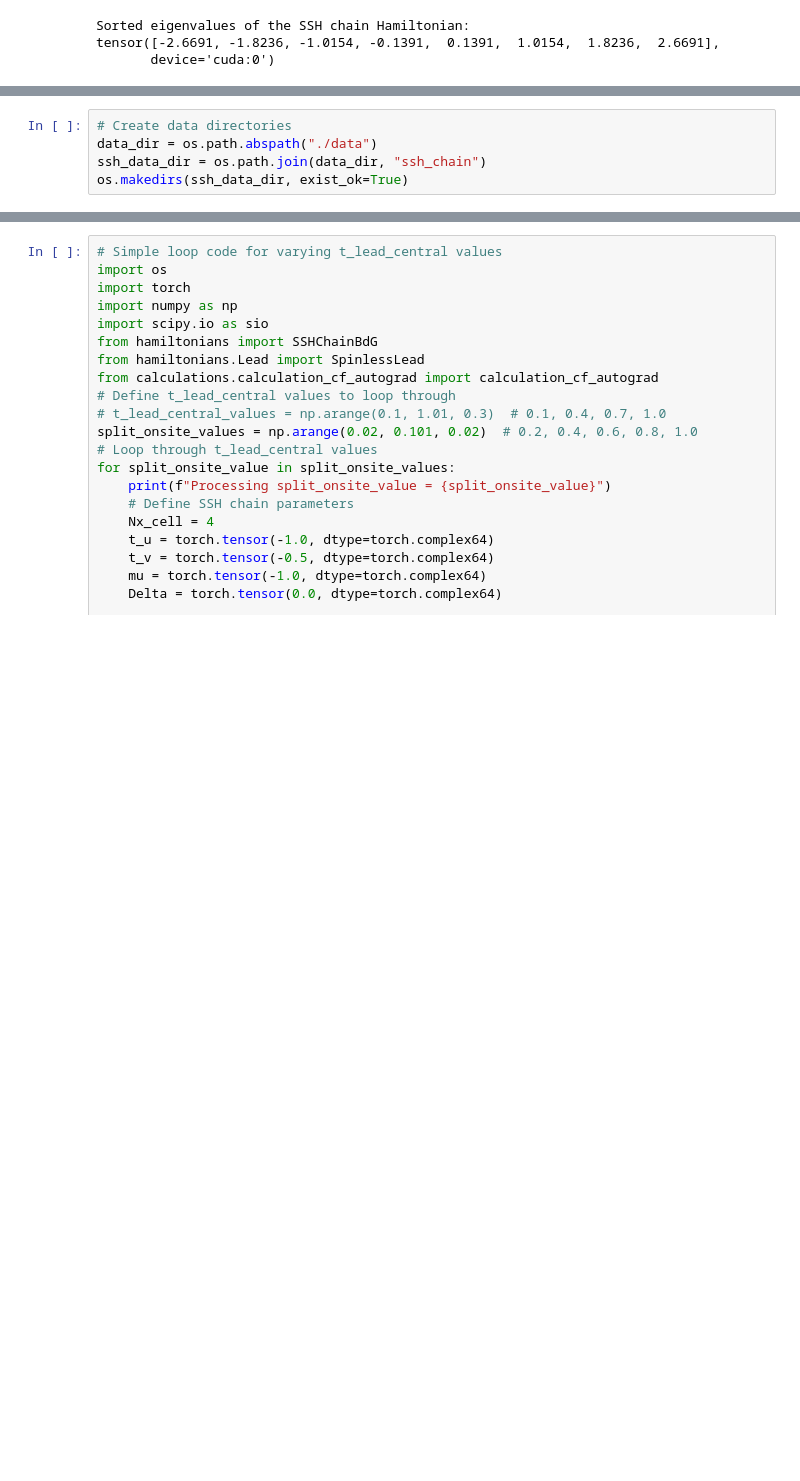
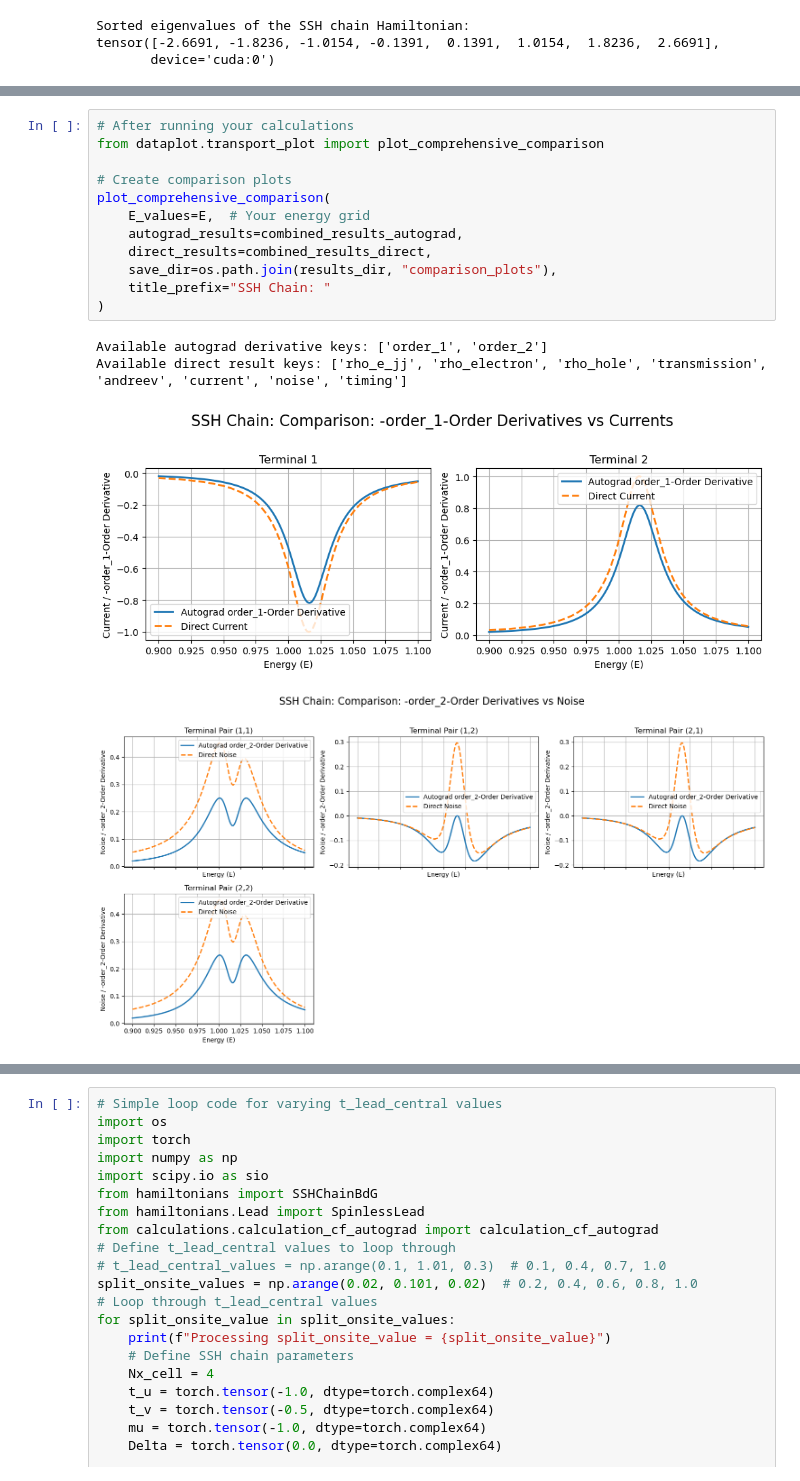
Before and after one commit to hepzanechen/counting-field-on-lattice, a Jupyter notebook: test_kitaev.ipynb, the cells around one changed output, grey strips where cells are left out. Saved outputs shown, nothing was run; the diff lists cells and outputs as text; blank space fills up the shorter version.

```diff
--- a/test_kitaev.ipynb
+++ b/test_kitaev.ipynb
@@ -157,5 +189,17 @@ Processing chunk 1170 to 1200
-# %%
-# Create data directories
-data_dir = os.path.abspath("./data")
-ssh_data_dir = os.path.join(data_dir, "ssh_chain")
-os.makedirs(ssh_data_dir, exist_ok=True)
+# %%
+# After running your calculations
+from dataplot.transport_plot import plot_comprehensive_comparison
+
+# Create comparison plots
+plot_comprehensive_comparison(
+    E_values=E,  # Your energy grid
+    autograd_results=combined_results_autograd,
+    direct_results=combined_results_direct,
+    save_dir=os.path.join(results_dir, "comparison_plots"),
+    title_prefix="SSH Chain: "
+)
+# %% [output]
+Available autograd derivative keys: ['order_1', 'order_2']
+Available direct result keys: ['rho_e_jj', 'rho_electron', 'rho_hole', 'transmission', 'andreev', 'current', 'noise', 'timing']
+[figure, added]
+[figure, added]
```
Also changed, not shown: parts of 5 cells of this notebook, 2 other files.
